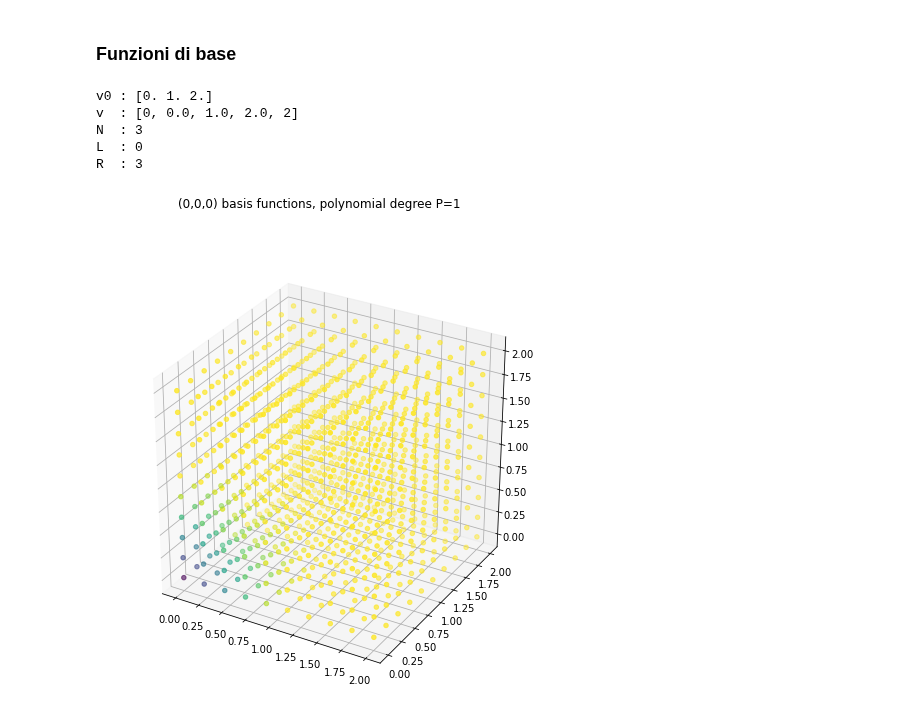
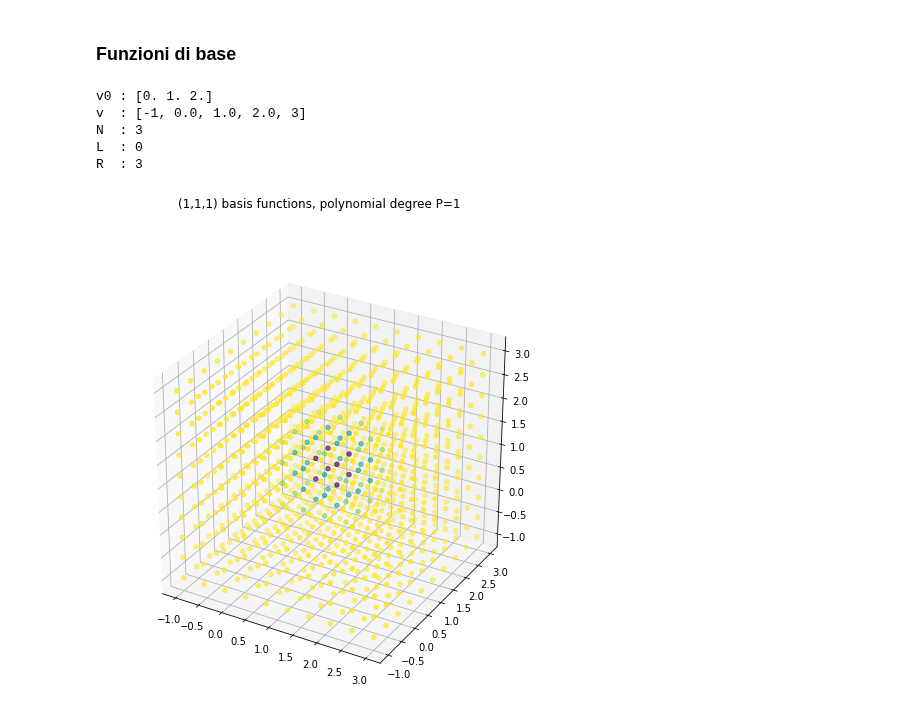
Before and after one commit to EliaStocco/Bspline, a Jupyter notebook: python/Test.ipynb, the cells around one changed output. Drawn from its saved outputs; the diff is of its cells as text; code cells hidden in the pictures.

```diff
--- a/python/Test.ipynb
+++ b/python/Test.ipynb
@@ -882,8 +857,8 @@ N = 5  #base caridnality
 xmin = 0.0
 xmax = 2.0
 v0 = np.linspace(xmin, xmax, N0)  #[ 0,1,2,3,4,5]
-left = [0]#[-2, -1]
-right = [2]#[6, 7]
+left = [0-1]#[-2, -1]
+right = [3]#[6, 7]
 v = list(left) + list(v0) + list(right)  #[-2,-1,0,1,2,3,4,5,6,7]
 N = len(v) - P - 1
 
@@ -911,7 +886,7 @@ bs = Bs.Bspline(sh, [kv,kv,kv])
 #bs.show()
 # %% [output]
 v0 : [0. 1. 2.]
-v  : [0, 0.0, 1.0, 2.0, 2]
+v  : [-1, 0.0, 1.0, 2.0, 3]
 N  : 3
 L  : 0
 R  : 3
@@ -932,32 +907,32 @@ XYZ[:,2] = Z.reshape((Nxyz,))
 #XY = pd.DataFrame({"x":X.reshape((Nx*Ny,1)), "y":Y.reshape((Nx*Ny,1))})
 # %%
 #
-i = 0
-j = 0
-w = 0
+i = 1
+j = 1
+w = 1
 #
 bs.clear_cp()
 bs.set_cp([i,j,w],1.0)
 #
-z=bs.evaluate(XYZ)
+t=bs.evaluate(XYZ)
 #
 #der = bs.derivative()
 # %%
 fig = plt.figure ( 0 , figsize = ( 8 , 8 ) )
 fig.suptitle("(%d,%d,%d) basis functions, polynomial degree P=%d" % (i,j,w,P))
 
 #
 ax = fig.add_subplot(111, projection='3d')
 #
 # inverto i colori, quindi quelli meno presenti sono più scuri e quindi più visibili
 cmap = plt.get_cmap('viridis_r')
 #normalizzo, quindi vedo tutta la gamma di coloru
-norm = Normalize(vmin=min(z), vmax=max(z))
-ax.scatter(XYZ[:,0],XYZ[:,1],XYZ[:,2],color=cmap(norm(z)))
+norm = Normalize(vmin=min(t), vmax=max(t))
+ax.scatter(XYZ[:,0],XYZ[:,1],XYZ[:,2],color=cmap(norm(t)))
 #ax.pcolormesh(X, Y, Z, cmap='Blues')#,rstride=1, cstride=1)
 #plt.axis('equal')
 plt.show()
 # %% [output]
-[figure, old version]
+[figure, new version]
 # %%
 der = bs.derivative()
```
Also changed, not shown: parts of 17 cells of this notebook, 2 other files.
